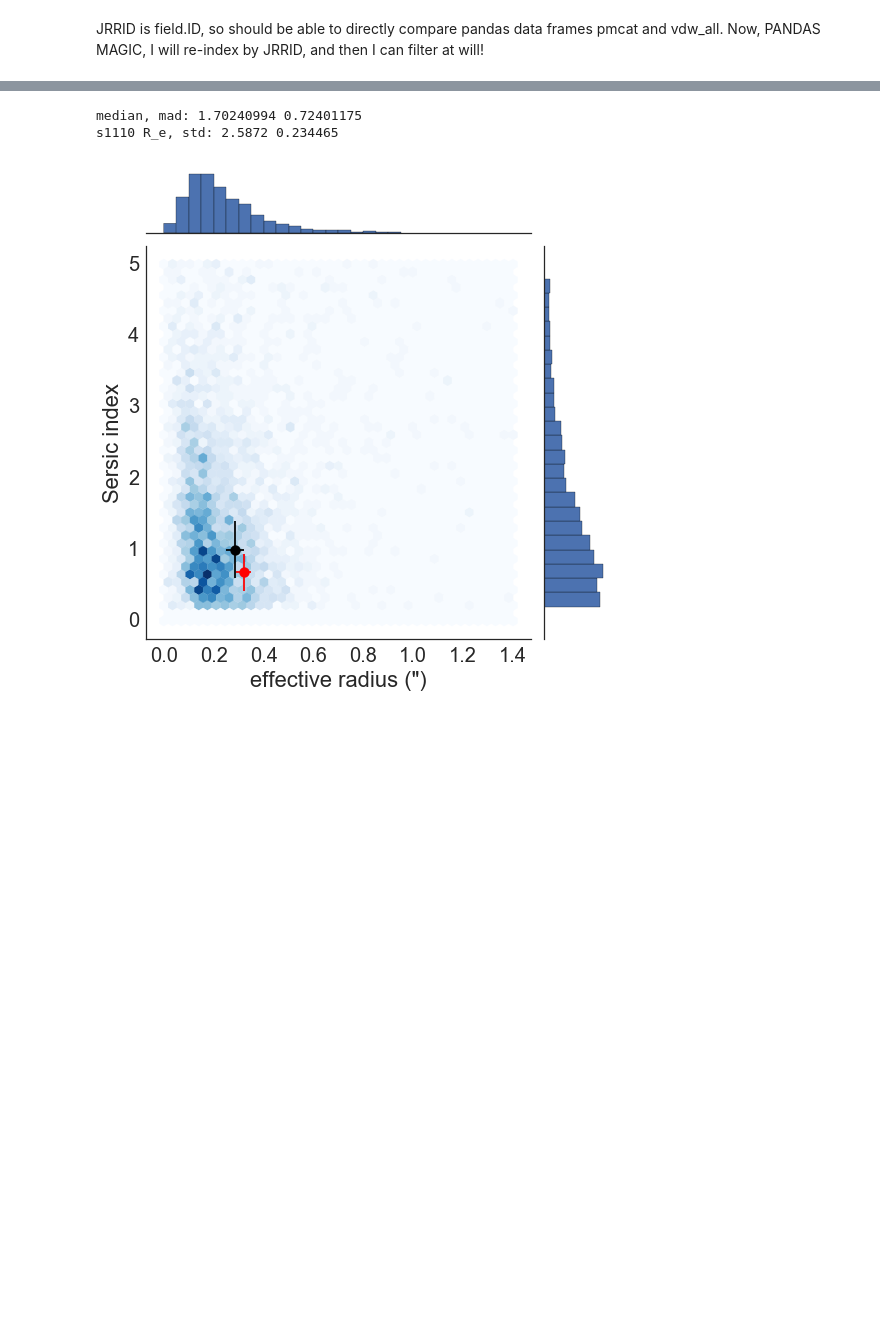
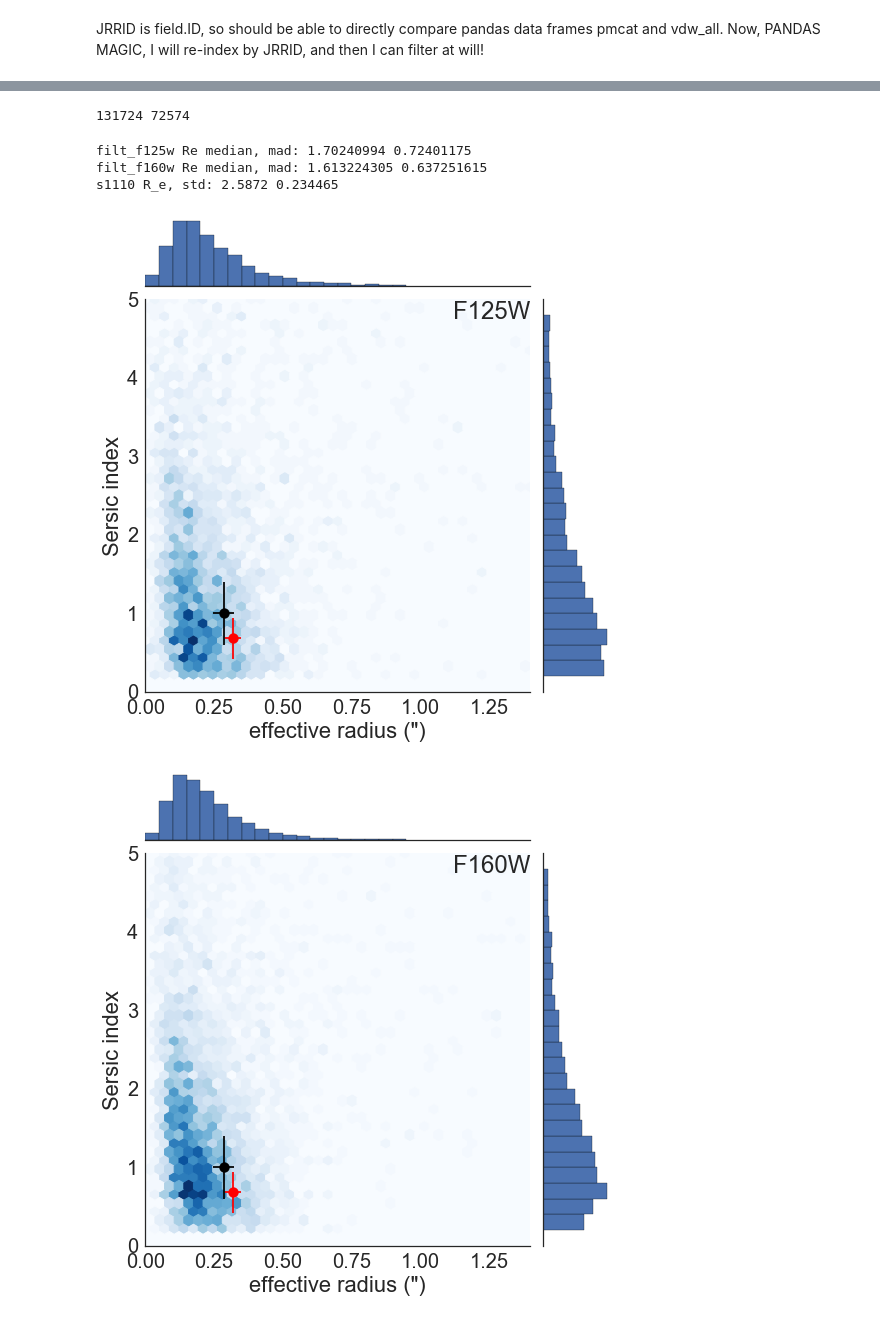
Before and after one commit to janerigby/NB, a Jupyter notebook: Filter 3D-HST catalog and plot R_e, sersic index.ipynb, the cells around one changed output, grey strips where cells are left out. Drawn from its saved outputs; the diff is of its cells as text; code cells hidden in the pictures; blank space fills up the shorter version.

Commit message:
Added filtering by SSFR, and generated both F125W and F160W, to answer referee questions

```diff
--- a/Filter 3D-HST catalog and plot R_e, sersic index.ipynb
+++ b/Filter 3D-HST catalog and plot R_e, sersic index.ipynb
@@ -15,6 +15,8 @@ from astropy.utils.data import download_file
 import pandas
 from astropy.stats import median_absolute_deviation
 from astropy.cosmology import FlatLambdaCDM
+import jrr
+plt.rcParams["patch.force_edgecolor"] = True
 # %% [output]
 Populating the interactive namespace from numpy and matplotlib
 # %%
@@ -80,9 +94,7 @@ vdw_all_jrr= vdw_all.set_index('JRRID')
 # %%
 # Filter on redshift and M*
-zlo = 2.0
-zhi = 3.0
-Mlo = 9.0
-Mhi = 9.5
+zlo = 2.0 ;  zhi = 3.0
+Mlo = 9.0 ;  Mhi = 9.5
 # This filtering works b/c I re-indexed arrays by unique index 'JRRID'.
 # If I weren't already a fan of pandas, this would sell me.  filt1 and filt2 are filters
 # created from the first and second catalogs, respectively, and while they have different
@@ -90,12 +102,17 @@ Mhi = 9.5
 # are in common.  This makes a difficult matching (catalogs of different sizes) easy.
 filt1 = pmcat_jrr['z_best'].between(zlo,zhi) & pmcat_jrr['lmass'].between(Mlo,Mhi)
 print pmcat_jrr[filt1].shape #both
-print vdw_all_jrr[filt1].shape
-filt2 = vdw_all_jrr['f'].eq(0)   # Filter on a good Galfit fit
+print vdw_all_f125w_jrr[filt1].shape
+print vdw_all_f160w_jrr[filt1].shape
+filt2_f125w = vdw_all_f125w_jrr['f'].eq(0)   # Filter on a good Galfit fit
+filt2_f160w = vdw_all_f160w_jrr['f'].eq(0)
 #filt2 = vdw_all_jrr['f'].eq(0) | vdw_all_jrr['f'].eq(1)  # Kate wants this checked***
-filt = filt1 & filt2   # Require galaxy in M*/z selection, and a good Galfit
-print vdw_all_jrr[filt2].shape, "N with good galfit"
-print vdw_all_jrr[filt].shape, "N with good M*, z, galfit:"
+filt_f125w = filt1 & filt2_f125w   # Require galaxy in M*/z selection, and a good Galfit
+filt_f160w = filt1 & filt2_f160w   # Require galaxy in M*/z selection, and a good Galfit
+print vdw_all_f125w_jrr[filt2_f125w].shape, "F125W, N with good galfit."
+print vdw_all_f125w_jrr[filt_f125w].shape, "    N with good M*, z, galfit:"
+print vdw_all_f160w_jrr[filt2_f160w].shape, "F160W, N with good galfit."
+print vdw_all_f160w_jrr[filt_f160w].shape, "    N with good M*, z, galfit:"
 # %% [output]
 (8065, 215)
 (8065, 16)
@@ -104,3 +124,11 @@ print vdw_all_jrr[filt].shape, "N with good M*, z, galfit:"
+# %%
+# Referee wanted additional filtering on SSFR
+x1=-9.
+filt_ssfr_old = pmcat_jrr['lssfr'].lt(x1)
+filt_ssfr_yng = pmcat_jrr['lssfr'].gt(x1)
+print filt_ssfr_old.sum(), filt_ssfr_yng.sum()
+# %% [output]
+131724 72574
 # %%
 # Calculate angular diameter distances for WMAP cosmology.  Want to use to translate re from arcsec in to kpc
 cosmo = FlatLambdaCDM(H0=70, Om0=0.3)
@@ -126,21 +154,27 @@ def plot_my_point_kpc() :
 # %%
 # Let's try the seaborn JointGrid, to add histograms to margins
 # code borrowed from https://github.com/mwaskom/seaborn/issues/469
 sns.set(font_scale=2)
 sns.set_style("white")
-plotted = vdw_all_jrr[filt]
-print "median, mad:", plotted.re.median()*kpc_per_arcsec, mad(plotted.re)*kpc_per_arcsec
+toplot = [vdw_all_f125w_jrr[filt_f125w],   vdw_all_f160w_jrr[filt_f160w]]
+filternames = ("F125W", "F160W")
+filtnames = ("filt_f125w", "filt_f160w")
+for ii, plotted in enumerate(toplot) :
+    print filtnames[ii], "Re median, mad:", plotted.re.median()*kpc_per_arcsec, jrr.util.mad(plotted.re)*kpc_per_arcsec
+    g = sns.JointGrid(plotted.re, plotted.n, size=8)
+    g.set_axis_labels("effective radius (\")", "Sersic index")
+    g.ax_marg_x.hist(plotted.re, bins=np.arange(0, 1.0, 0.05))
+    g.ax_marg_y.hist(plotted.n, bins=np.arange(0, 5, 0.2), orientation="horizontal")
+    g.plot_joint(plt.hexbin, gridsize=40, extent=[0, 1.4, 0, 5], cmap="Blues")
+    plot_my_point()  # cool, I can overplot regular matplotlib commands like scatter, errorbar
+    plt.annotate(filternames[ii], (0.8,0.95), xycoords='axes fraction')
+    g.fig.savefig("filter_hex" + filternames[ii] + ".pdf")
 print "s1110 R_e, std:", s1110_F160cand[0], s1110_F160cand[2]
-g = sns.JointGrid(plotted.re, plotted.n, size=8)
-g.set_axis_labels("effective radius (\")", "Sersic index")
-g.ax_marg_x.hist(plotted.re, bins=np.arange(0, 1.0, 0.05))
-g.ax_marg_y.hist(plotted.n, bins=np.arange(0, 5, 0.2), orientation="horizontal")
-g.plot_joint(plt.hexbin, gridsize=40, extent=[0, 1.4, 0, 5], cmap="Blues")
-plot_my_point()  # cool, I can overplot regular matplotlib commands like scatter, errorbar
-g.fig.savefig("filter_hex.pdf")
 # %% [output]
-median, mad: 1.70240994 0.72401175
+filt_f125w Re median, mad: 1.70240994 0.72401175
+filt_f160w Re median, mad: 1.613224305 0.637251615
 s1110 R_e, std: 2.5872 0.234465
-[figure, old version]
+[figure, new version]
+[figure, added]
 # %%
 # Again, but with x-axis as angular diameter distance (kpc)
```
Also changed, not shown: parts of 7 cells of this notebook.
